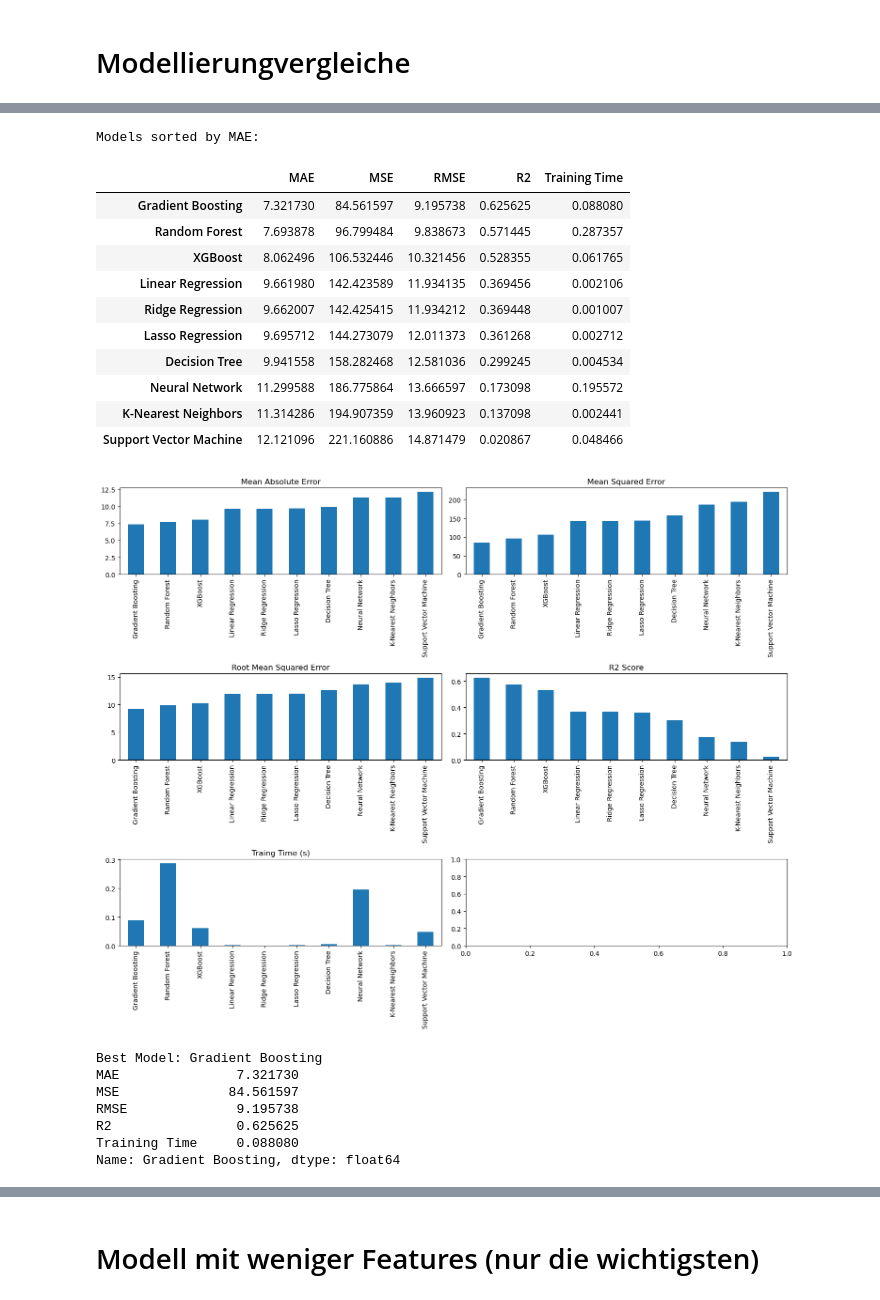
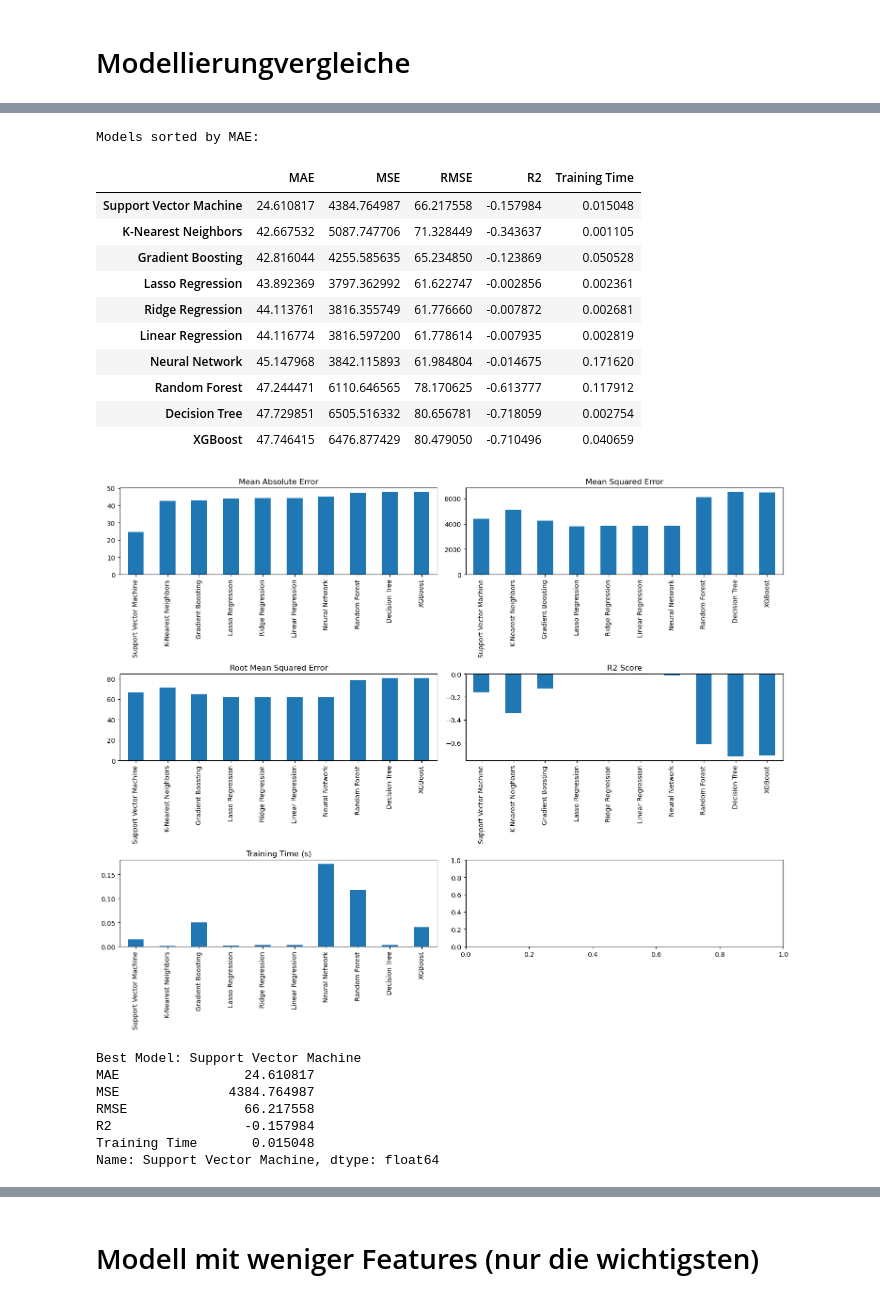
Before and after one commit to jasper-bk/Fallstudie_Model_Engineering_SoSe2024, a Jupyter notebook: notebooks/modeling/modeling.ipynb, the cells around one changed output, grey strips where cells are left out. Cells and saved outputs as stored; diff of their text form; code cells hidden in the pictures.

Commit message:
Mehrere Überarbeitungen, Multi-Model Ansatz eingebaut. To-Do: Genauigkeit zu niedrig und das Problem steht, dass man nicht alle Daten hat

```diff
--- a/notebooks/modeling/modeling.ipynb
+++ b/notebooks/modeling/modeling.ipynb
@@ -28,8 +28,11 @@ df['date'] = pd.to_datetime(df['date'])
 # Datenselektierung
 # %%
 # Prepare features and target
-X = df[['calls', 'n_duty', 'n_sby', 'sby_need', 'dafted', 'month', 'day_of_week',]]
-y = df['n_sick']
+X = df[['calls', 'n_duty', 'n_sby', 'month', 'season', 'day_of_week', 'call_stress', 'n_sick']] #dafted and sby_need werden zusammen mit Zielvariable ausgelassen
+
+#X = df[['n_duty', 'season', 'month', 'day_of_week', 'is_holiday', 'is_weekend']] #auf faktoren beschränkt, die man zu dem Zeitpunkt der Planung wissen kann
+
+y = df['sby_need']
 
 # Split data into training and test sets
 X_train, X_test, y_train, y_test = train_test_split(X, y, test_size=0.2, random_state=42)
@@ -80,36 +83,36 @@ XGBoost - MAE: 8.062496383468826, MSE: 106.53244640434156, RMSE: 10.321455633986
 # %%
 # Convert results to a DataFrame for easier comparison
 results_df = pd.DataFrame(results).T
 
 # Sort the models by MAE (you can change the metric to sort by other scores)
 results_df_sorted = results_df.sort_values(by='MAE')
 
 print("Models sorted by MAE:")
 display(results_df_sorted)
 
 # Visualize the results
 fig, axes = plt.subplots(3, 2, figsize=(15, 12))
 results_df_sorted['MAE'].plot(kind='bar', ax=axes[0, 0], title='Mean Absolute Error')
 results_df_sorted['MSE'].plot(kind='bar', ax=axes[0, 1], title='Mean Squared Error')
 results_df_sorted['RMSE'].plot(kind='bar', ax=axes[1, 0], title='Root Mean Squared Error')
 results_df_sorted['R2'].plot(kind='bar', ax=axes[1, 1], title='R2 Score')
-results_df_sorted['Training Time'].plot(kind='bar', ax=axes[2, 0], title='Traing Time (s)')
+results_df_sorted['Training Time'].plot(kind='bar', ax=axes[2, 0], title='Training Time (s)')
 plt.tight_layout()
 plt.show()
 # %% [output]
 Models sorted by MAE:
 |  | MAE | MSE | RMSE | R2 | Training Time |
-| Gradient Boosting | 7.321730 | 84.561597 | 9.195738 | 0.625625 | 0.088080 |
-| Random Forest | 7.693878 | 96.799484 | 9.838673 | 0.571445 | 0.287357 |
-| XGBoost | 8.062496 | 106.532446 | 10.321456 | 0.528355 | 0.061765 |
-| Linear Regression | 9.661980 | 142.423589 | 11.934135 | 0.369456 | 0.002106 |
-| Ridge Regression | 9.662007 | 142.425415 | 11.934212 | 0.369448 | 0.001007 |
-| Lasso Regression | 9.695712 | 144.273079 | 12.011373 | 0.361268 | 0.002712 |
-| Decision Tree | 9.941558 | 158.282468 | 12.581036 | 0.299245 | 0.004534 |
-| Neural Network | 11.299588 | 186.775864 | 13.666597 | 0.173098 | 0.195572 |
-| K-Nearest Neighbors | 11.314286 | 194.907359 | 13.960923 | 0.137098 | 0.002441 |
-| Support Vector Machine | 12.121096 | 221.160886 | 14.871479 | 0.020867 | 0.048466 |
+| Support Vector Machine | 24.610817 | 4384.764987 | 66.217558 | -0.157984 | 0.015048 |
+| K-Nearest Neighbors | 42.667532 | 5087.747706 | 71.328449 | -0.343637 | 0.001105 |
+| Gradient Boosting | 42.816044 | 4255.585635 | 65.234850 | -0.123869 | 0.050528 |
+| Lasso Regression | 43.892369 | 3797.362992 | 61.622747 | -0.002856 | 0.002361 |
+| Ridge Regression | 44.113761 | 3816.355749 | 61.776660 | -0.007872 | 0.002681 |
+| Linear Regression | 44.116774 | 3816.597200 | 61.778614 | -0.007935 | 0.002819 |
+| Neural Network | 45.147968 | 3842.115893 | 61.984804 | -0.014675 | 0.171620 |
+| Random Forest | 47.244471 | 6110.646565 | 78.170625 | -0.613777 | 0.117912 |
+| Decision Tree | 47.729851 | 6505.516332 | 80.656781 | -0.718059 | 0.002754 |
+| XGBoost | 47.746415 | 6476.877429 | 80.479050 | -0.710496 | 0.040659 |
-[figure, old version]
+[figure, new version]
 # %%
 # Select the best model based on MAE
 best_model_name = results_df_sorted.index[0]
@@ -118,13 +121,13 @@ best_model_results = results_df_sorted.loc[best_model_name]
 print(f'Best Model: {best_model_name}')
 print(best_model_results)
 # %% [output]
-Best Model: Gradient Boosting
-MAE               7.321730
-MSE              84.561597
-RMSE              9.195738
-R2                0.625625
-Training Time     0.088080
-Name: Gradient Boosting, dtype: float64
+Best Model: Support Vector Machine
+MAE                24.610817
+MSE              4384.764987
+RMSE               66.217558
+R2                 -0.157984
+Training Time       0.015048
+Name: Support Vector Machine, dtype: float64
 # %%
 # If further fine-tuning is needed, you can perform hyperparameter tuning on the best model
 if best_model_name == 'Random Forest':
```
Also changed, not shown: parts of 5 cells of this notebook, 6 other files.
